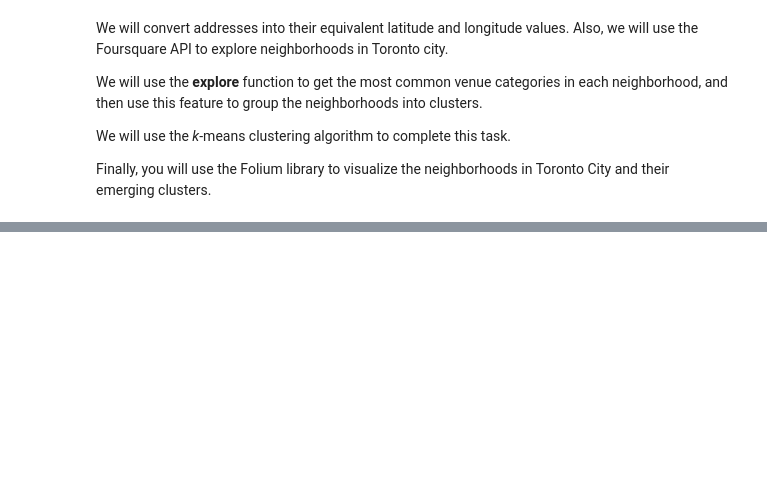
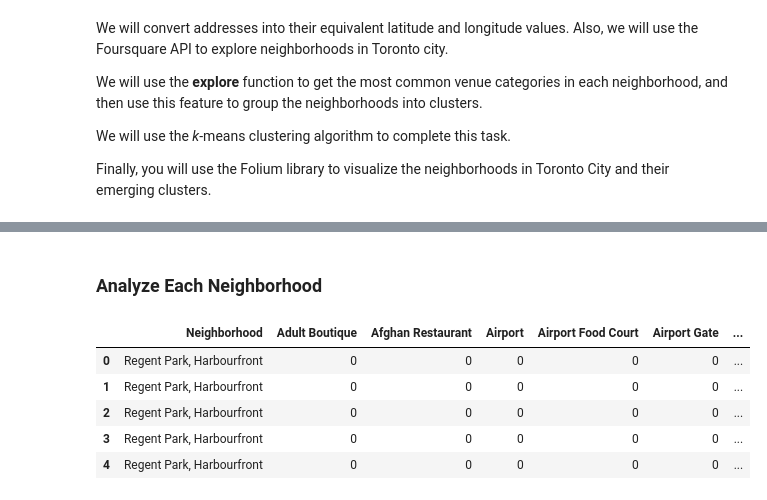
Before and after one commit to LeanoA/Coursera_Capstone, a Jupyter notebook: Week3-Part3.ipynb, the cells around one changed output, grey strips where cells are left out. Cells and saved outputs as stored; diff of their text form; code cells hidden in the pictures; blank space fills up the shorter version.

```diff
--- a/Week3-Part3.ipynb
+++ b/Week3-Part3.ipynb
@@ -35,0 +230,22 @@ from pandas.io.json import json_normalize
+# %% [markdown]
+### Analyze Each Neighborhood
+# %%
+# one hot encoding
+toronto_OH = pd.get_dummies(toronto_venues[['VenueCategory']], prefix="", prefix_sep="")
+# add neighborhood column back to dataframe
+toronto_OH['Neighborhood'] = toronto_venues['Neighborhood']
+
+# shift column 'Neighborhood' to first position
+first_column = toronto_OH.pop('Neighborhood')
+
+# insert column using insert(position,column_name, first_column) function
+toronto_OH.insert(0, 'Neighborhood', first_column)
+
+toronto_OH.head()
+# %% [output]
+|  | Neighborhood | Adult Boutique | Afghan Restaurant | Airport | Airport Food Court | Airport Gate | ... |
+| 0 | Regent Park, Harbourfront | 0 | 0 | 0 | 0 | 0 | ... |
+| 1 | Regent Park, Harbourfront | 0 | 0 | 0 | 0 | 0 | ... |
+| 2 | Regent Park, Harbourfront | 0 | 0 | 0 | 0 | 0 | ... |
+| 3 | Regent Park, Harbourfront | 0 | 0 | 0 | 0 | 0 | ... |
+| 4 | Regent Park, Harbourfront | 0 | 0 | 0 | 0 | 0 | ... |
```
Also changed, not shown: parts of 23 cells of this notebook, 1 other file.
